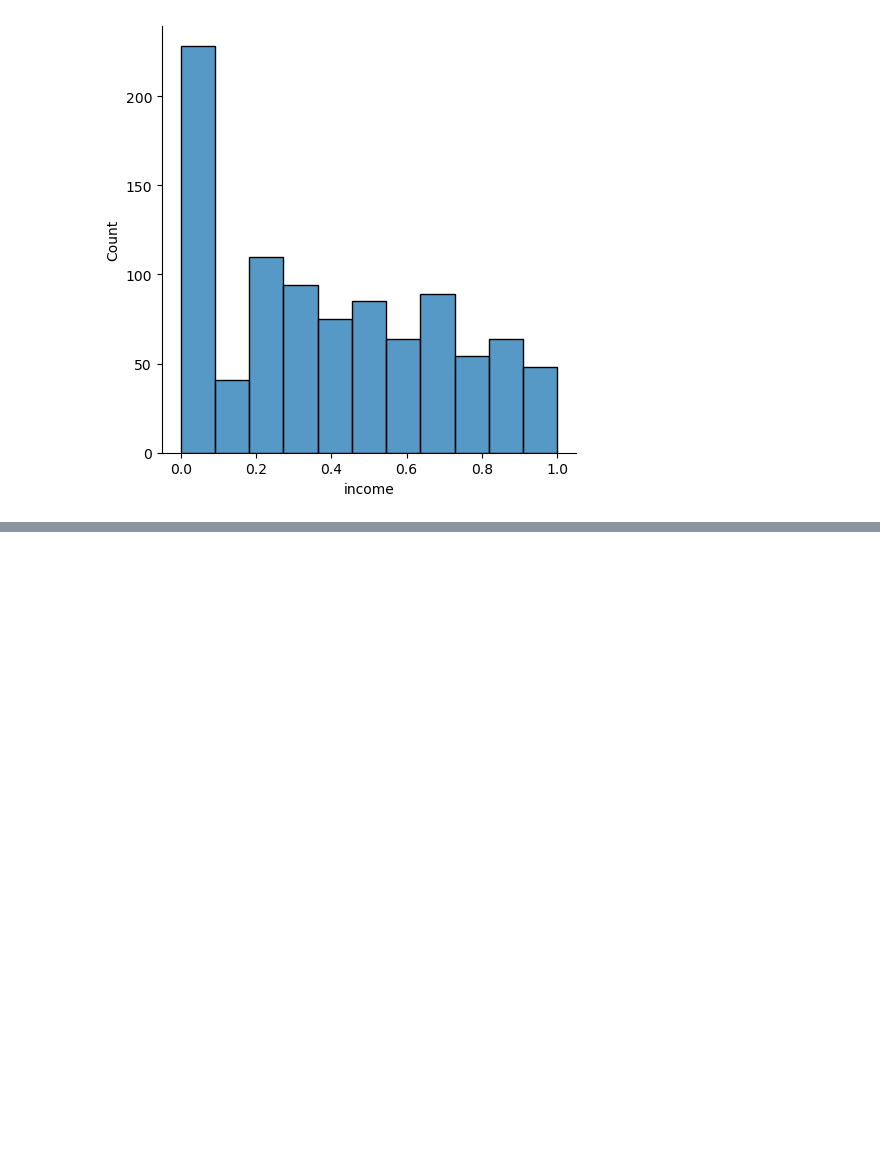
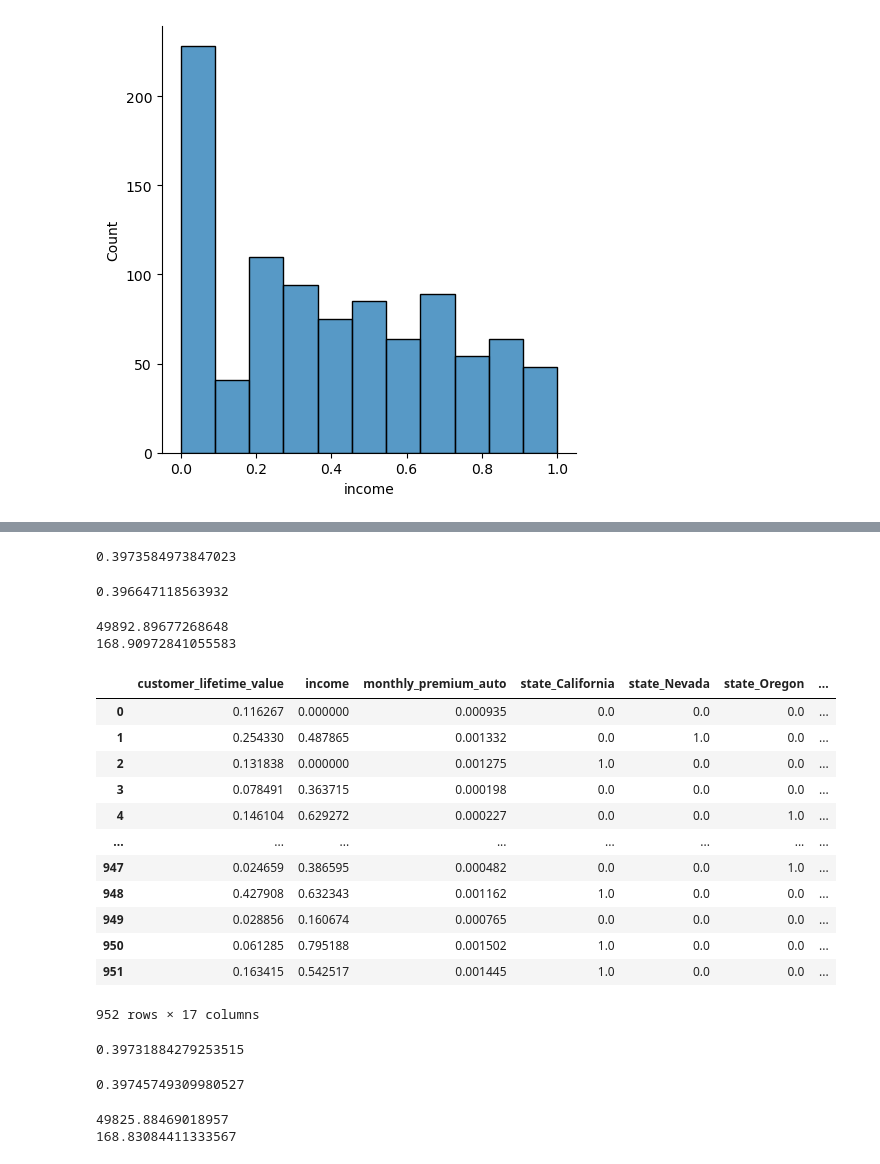
Before and after one commit to SuperAmy99/lab-dw-data-cleaning-and-formatting, a Jupyter notebook: lab-dw-data-cleaning-and-formatting.ipynb, the cells around one changed output, grey strips where cells are left out. Saved outputs shown, nothing was run; the diff lists cells and outputs as text; code cells hidden in the pictures; blank space fills up the shorter version.

```diff
--- a/lab-dw-data-cleaning-and-formatting.ipynb
+++ b/lab-dw-data-cleaning-and-formatting.ipynb
@@ -501,0 +546,5 @@ plt.show()
+# %%
+# Concat DataFrames
+X_new = pd.concat([df_norm, onehot_encoded], axis=1)
+X_new.head()
+X_new.shape
@@ -501,0 +709,14 @@ plt.show()
+# %%
+print(r2_score(y_train_2, predictions_2))
+r2_score(y_test_2, predictions_test_2)
+# %% [output]
+0.3973584973847023
+0.396647118563932
+# %%
+mse = mean_squared_error(y_test_2, predictions_test_2)
+print(mse)
+mae = mean_absolute_error(y_test_2, predictions_test_2)
+print(mae)
+# %% [output]
+49892.89677268648
+168.90972841055583
@@ -501,0 +726,17 @@ plt.show()
+# %%
+X_new_remove =X_new.drop('number_of_open_complaints', axis = 1)
+X_new_remove
+# %% [output]
+|  | customer_lifetime_value | income | monthly_premium_auto | state_California | state_Nevada | state_Oregon | ... |
+| 0 | 0.116267 | 0.000000 | 0.000935 | 0.0 | 0.0 | 0.0 | ... |
+| 1 | 0.254330 | 0.487865 | 0.001332 | 0.0 | 1.0 | 0.0 | ... |
+| 2 | 0.131838 | 0.000000 | 0.001275 | 1.0 | 0.0 | 0.0 | ... |
+| 3 | 0.078491 | 0.363715 | 0.000198 | 0.0 | 0.0 | 0.0 | ... |
+| 4 | 0.146104 | 0.629272 | 0.000227 | 0.0 | 0.0 | 1.0 | ... |
+| ... | ... | ... | ... | ... | ... | ... | ... |
+| 947 | 0.024659 | 0.386595 | 0.000482 | 0.0 | 0.0 | 1.0 | ... |
+| 948 | 0.427908 | 0.632343 | 0.001162 | 1.0 | 0.0 | 0.0 | ... |
+| 949 | 0.028856 | 0.160674 | 0.000765 | 0.0 | 0.0 | 0.0 | ... |
+| 950 | 0.061285 | 0.795188 | 0.001502 | 1.0 | 0.0 | 0.0 | ... |
+| 951 | 0.163415 | 0.542517 | 0.001445 | 1.0 | 0.0 | 0.0 | ... |
+952 rows × 17 columns
@@ -501,0 +749,14 @@ plt.show()
+# %%
+print(r2_score(y_train_3, predictions_3))
+r2_score(y_test_3, predictions_test_3)
+# %% [output]
+0.39731884279253515
+0.39745749309980527
+# %%
+mse = mean_squared_error(y_test_3, predictions_test_3)
+print(mse)
+mae = mean_absolute_error(y_test_3, predictions_test_3)
+print(mae)
+# %% [output]
+49825.88469018957
+168.83084411333567
```
Also changed, not shown: parts of 35 cells of this notebook.
